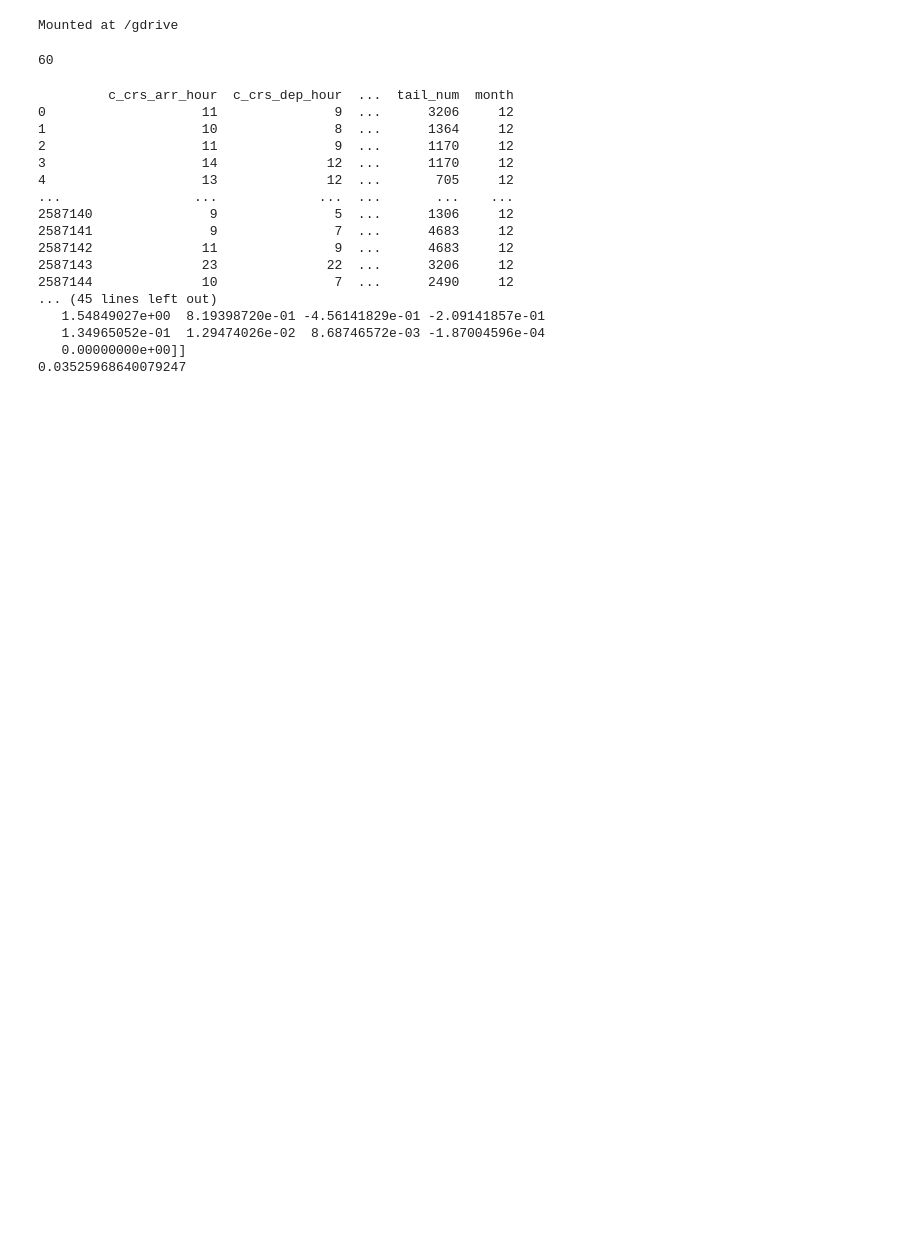
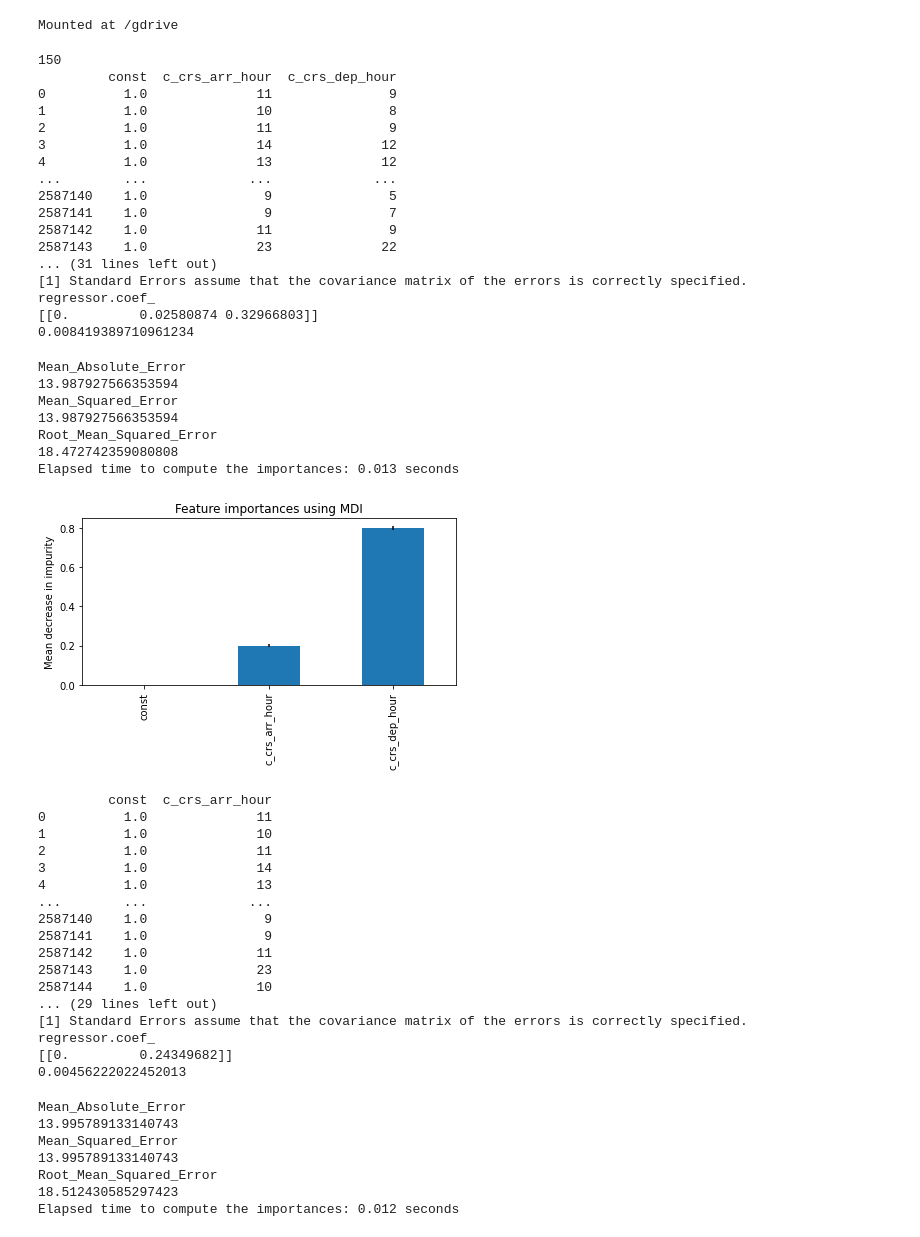
Before and after one commit to Some7hing0riginal/lighthouselabs-midterm1, a Jupyter notebook: Mid_Term_Light_Version_.ipynb, the cells around one changed output. Cells and saved outputs as stored; diff of their text form; code cells hidden in the pictures; blank space fills up the shorter version.

```diff
--- a/Mid_Term_Light_Version_.ipynb
+++ b/Mid_Term_Light_Version_.ipynb
@@ -218,15 +222,15 @@ import copy
 
 
 
-features_list_o=(['c_crs_arr_hour','c_crs_dep_hour',
-                  'origwindspeedKmph','destwindspeedKmph','destPrecipMM','origPrecipMM','origVisibility','destVisibility','dayofweek_num','destWeatherCode','origWeatherCode','tail_num','month'])
+features_list_o=(['c_crs_arr_hour','c_crs_dep_hour'])#,
+                  #'origwindspeedKmph','destwindspeedKmph','destPrecipMM','origPrecipMM','origVisibility','destVisibility','dayofweek_num','destWeatherCode','origWeatherCode','tail_num','month'])
 # features_list_o=['dest_airport_id','origin_airport_id','c_crs_arr_hour','c_crs_dep_hour','dayofweek_num','haul','origwindspeedKmph','destwindspeedKmph','destPrecipMM','origPrecipMM','origVisibility','destVisibility','destWeatherCode','origWeatherCode','origAvgTempC','tail_num']
 
 
 
 target=['arr_delay']
 
-arr_delay_cutoff_list=[150,30,20,10]
+arr_delay_cutoff_list=[150,30,20,10] # The loop will loop thru the different delay types.
 months_list=[12]
 
 
@@ -249,7 +253,7 @@ for i in range(len(arr_delay_cutoff_list)):
 
     gc = gspread.authorize(GoogleCredentials.get_application_default())
     wb = gc.open_by_url('https://docs.google.com/spreadsheets/d/1D6jakWCOJjWmntTMr8erIS8zCYGP_WYNPOjRWRgHLCQ/edit#gid=0')
-    tabName = 'Jo-Training-'
+    tabName = 'Jo-Training-'# Change the name so we can figure out what is what.
     worksheet = wb.add_worksheet(title=tabName+str(arr_delay_cutoff_list[i])+" TS "+str(date_mtl), rows="1000", cols="20")
 
 
@@ -273,48 +277,79 @@ for i in range(len(arr_delay_cutoff_list)):
     worksheet.update_cell(gs_row,gs_col,
                             'Delay >' + str(arr_delay_cutoff_list[i]))
     gs_row += 1
     worksheet.update_cell(gs_row,gs_col,
                             'Month = ' +str(months_list))
     gs_row += 1
     worksheet.update_cell(gs_row,gs_col,
                             'DF number of rows ' + str(dflen))
     gs_row += 1
 
 
 
     for each in range(len(features_list)):
         wb = gc.open_by_url('https://docs.google.com/spreadsheets/d/1D6jakWCOJjWmntTMr8erIS8zCYGP_WYNPOjRWRgHLCQ/edit#gid=0')
         gs_row += 1
         worksheet.update_cell(gs_row,gs_col,
                             'Number of features ' + str(len(features_list)))
         gs_row += 1
         gc = gspread.authorize(GoogleCredentials.get_application_default())
         X_train, X_test, y_train, y_test = train_test_split(df,features_list,target,gs_row,worksheet)
         gs_row += 1
         model = train_model(X_train,y_train,gs_row,worksheet)
         gs_row += 1
         y_pred = predict_results(model,X_train,gs_row,worksheet)
         gs_row += 1
         ModelAccuracy = score_this(model,y_train,y_pred,features_list,gs_row,worksheet)
         gs_row += 8
         features_list.pop()
     # months_list.pop()
 # %% [output]
-60
+150
+         const  c_crs_arr_hour  c_crs_dep_hour
+0          1.0              11               9
+1          1.0              10               8
+2          1.0              11               9
+3          1.0              14              12
+4          1.0              13              12
+...        ...             ...             ...
+2587140    1.0               9               5
+2587141    1.0               9               7
+2587142    1.0              11               9
+2587143    1.0              23              22
+... (31 lines left out)
+[1] Standard Errors assume that the covariance matrix of the errors is correctly specified.
+regressor.coef_
+[[0.         0.02580874 0.32966803]]
+0.008419389710961234
-         c_crs_arr_hour  c_crs_dep_hour  ...  tail_num  month
-0                    11               9  ...      3206     12
-1                    10               8  ...      1364     12
-2                    11               9  ...      1170     12
-3                    14              12  ...      1170     12
-4                    13              12  ...       705     12
-...                 ...             ...  ...       ...    ...
-2587140               9               5  ...      1306     12
-2587141               9               7  ...      4683     12
-2587142              11               9  ...      4683     12
-2587143              23              22  ...      3206     12
-2587144              10               7  ...      2490     12
-... (45 lines left out)
-   1.54849027e+00  8.19398720e-01 -4.56141829e-01 -2.09141857e-01
-   1.34965052e-01  1.29474026e-02  8.68746572e-03 -1.87004596e-04
-   0.00000000e+00]]
-0.03525968640079247
+Mean_Absolute_Error
+13.987927566353594
+Mean_Squared_Error
+13.987927566353594
+Root_Mean_Squared_Error
+18.472742359080808
+Elapsed time to compute the importances: 0.013 seconds
+[figure, added]
+         const  c_crs_arr_hour
+0          1.0              11
+1          1.0              10
+2          1.0              11
+3          1.0              14
+4          1.0              13
+...        ...             ...
+2587140    1.0               9
+2587141    1.0               9
+2587142    1.0              11
+2587143    1.0              23
+2587144    1.0              10
+... (29 lines left out)
+[1] Standard Errors assume that the covariance matrix of the errors is correctly specified.
+regressor.coef_
+[[0.         0.24349682]]
+0.00456222022452013
+Mean_Absolute_Error
+13.995789133140743
+Mean_Squared_Error
+13.995789133140743
+Root_Mean_Squared_Error
+18.512430585297423
+Elapsed time to compute the importances: 0.012 seconds
```
Also changed, not shown: parts of 2 cells of this notebook.
